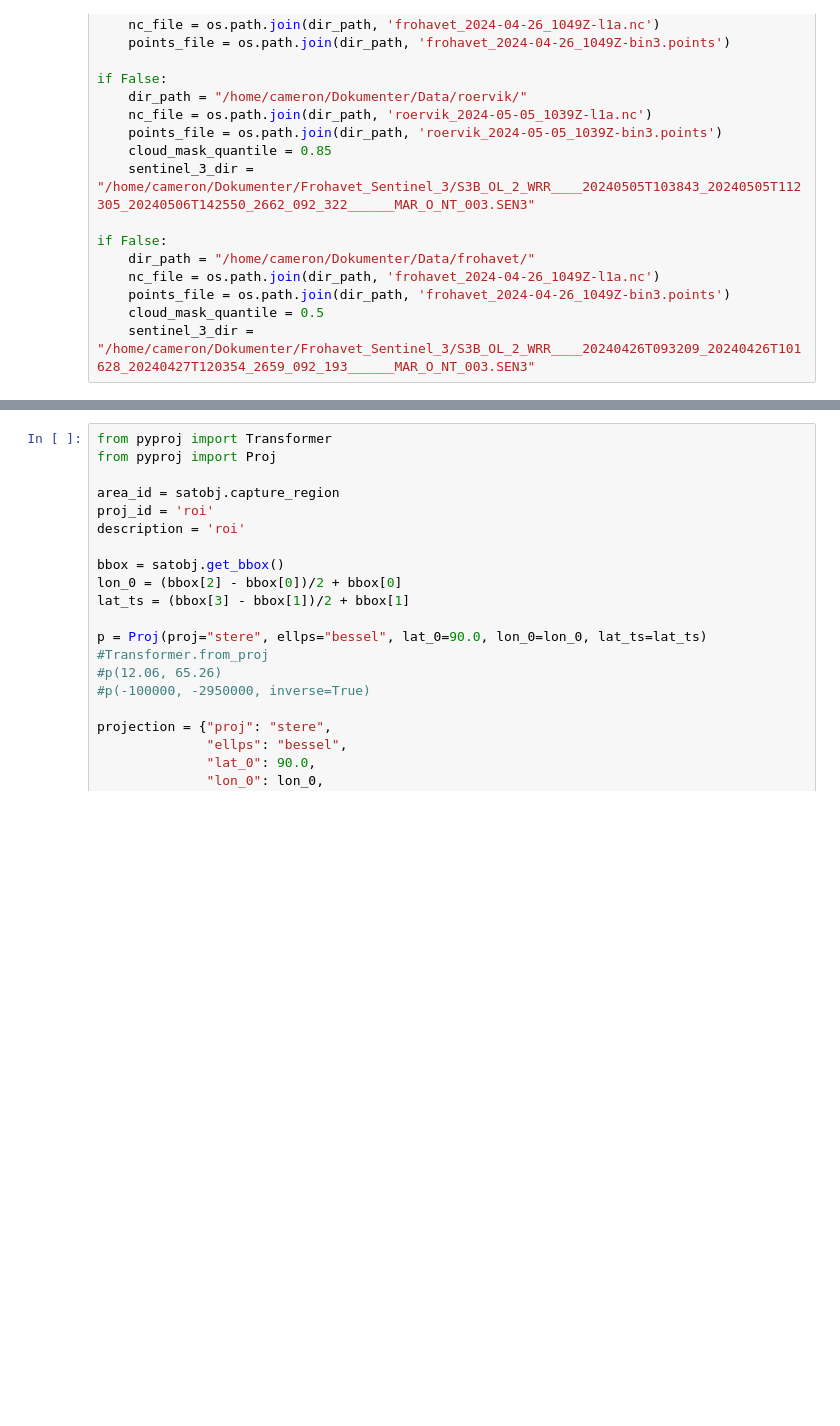
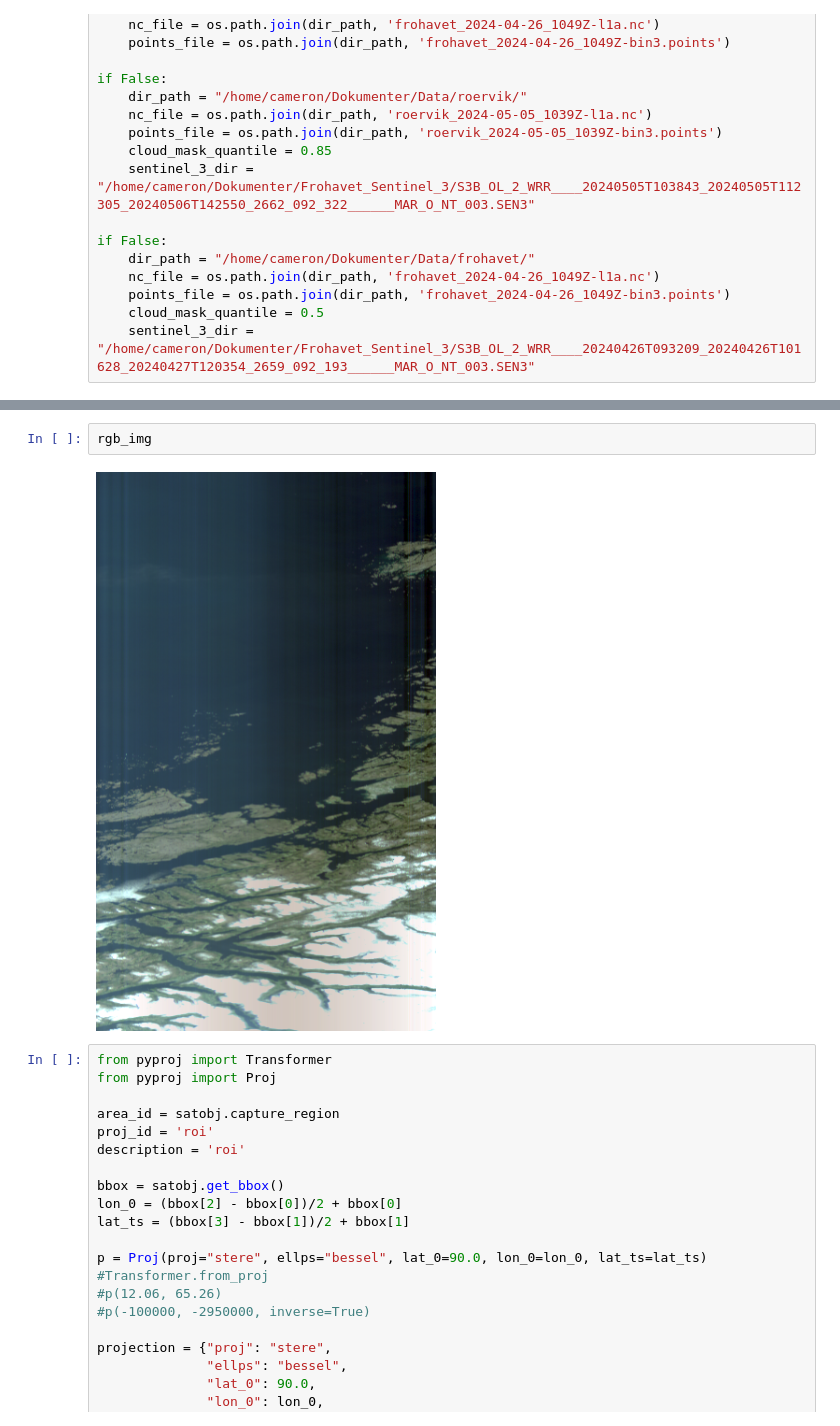
Before and after one commit to NTNU-SmallSat-Lab/hypso-package, a Jupyter notebook: testing/satpy_testing.ipynb, the cells around one changed output, grey strips where cells are left out. Saved outputs shown, nothing was run; the diff lists cells and outputs as text; blank space fills up the shorter version.

```diff
--- a/testing/satpy_testing.ipynb
+++ b/testing/satpy_testing.ipynb
@@ -131,3 +175,7 @@ print(chl_scene._datasets.keys())
+# %%
+rgb_img
+# %% [output]
+[figure, added]
 # %%
 from pyproj import Transformer
 from pyproj import Proj
```
Also changed, not shown: parts of 18 cells of this notebook, 11 other files.
